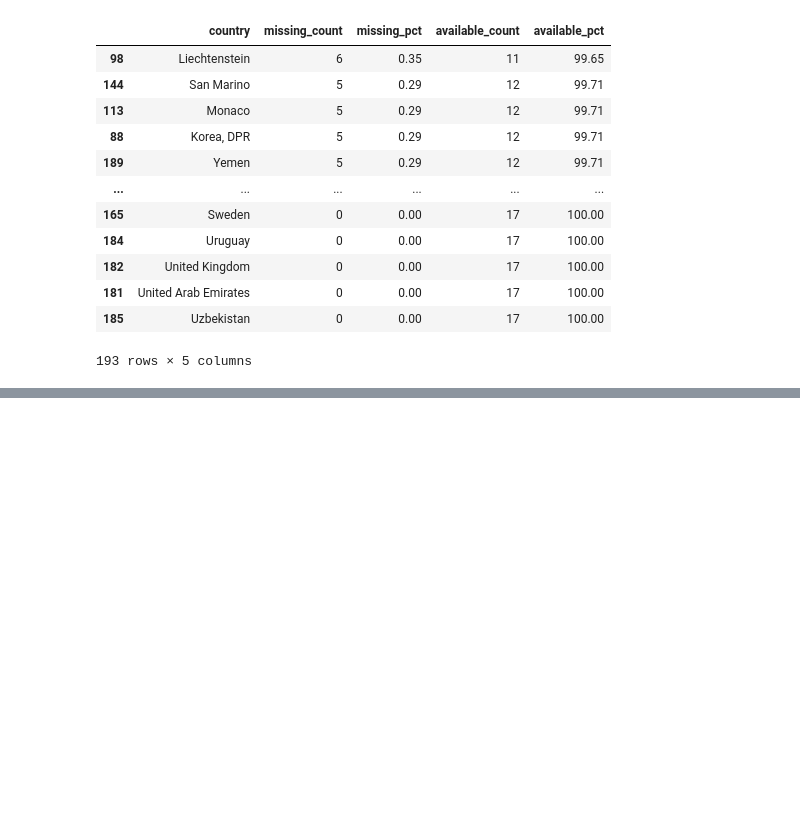
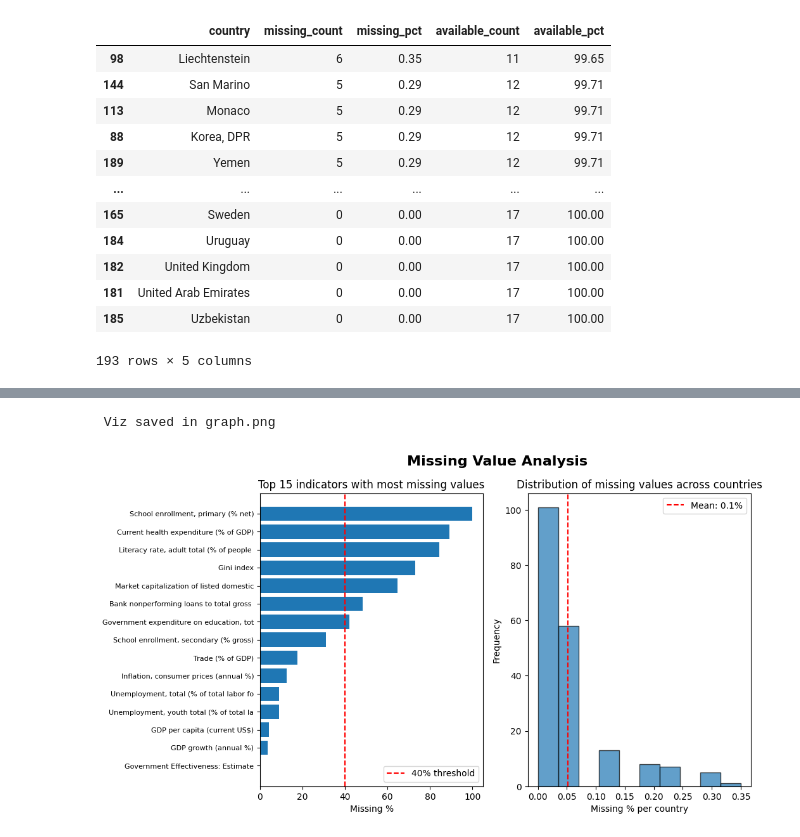
Before and after one commit to paccale/global_crime_indicators, a Jupyter notebook: notebook.ipynb, the cells around one changed output, grey strips where cells are left out. Drawn from its saved outputs; the diff is of its cells as text; code cells hidden in the pictures; blank space fills up the shorter version.

```diff
--- a/notebook.ipynb
+++ b/notebook.ipynb
@@ -509,0 +535,2 @@ def clean_dataset(df, indicators_to_keep, country_threshold = None):
+# %%
+indicator_report, indicators_to_keep, indicators_to_drop = analyze_missing_by_indicator(df_wdi_pivoted)
@@ -509,0 +555,2 @@ def clean_dataset(df, indicators_to_keep, country_threshold = None):
+# %%
+country_report = analyze_missing_by_country(df_wdi_pivoted, indicators_to_keep)
@@ -509,0 +575,5 @@ def clean_dataset(df, indicators_to_keep, country_threshold = None):
+# %%
+plot_missing_analysis(df_wdi_pivoted, indicator_report, country_report, save_path='graph.png')
+# %% [output]
+ Viz saved in graph.png
+[figure, added]
```
Also changed, not shown: parts of 7 cells of this notebook, 1 other file.
